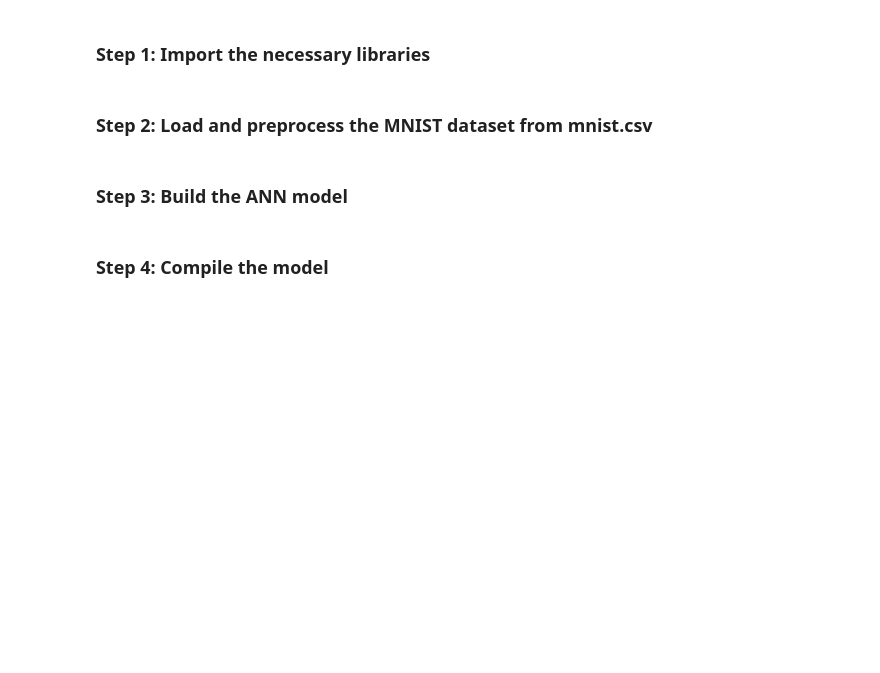
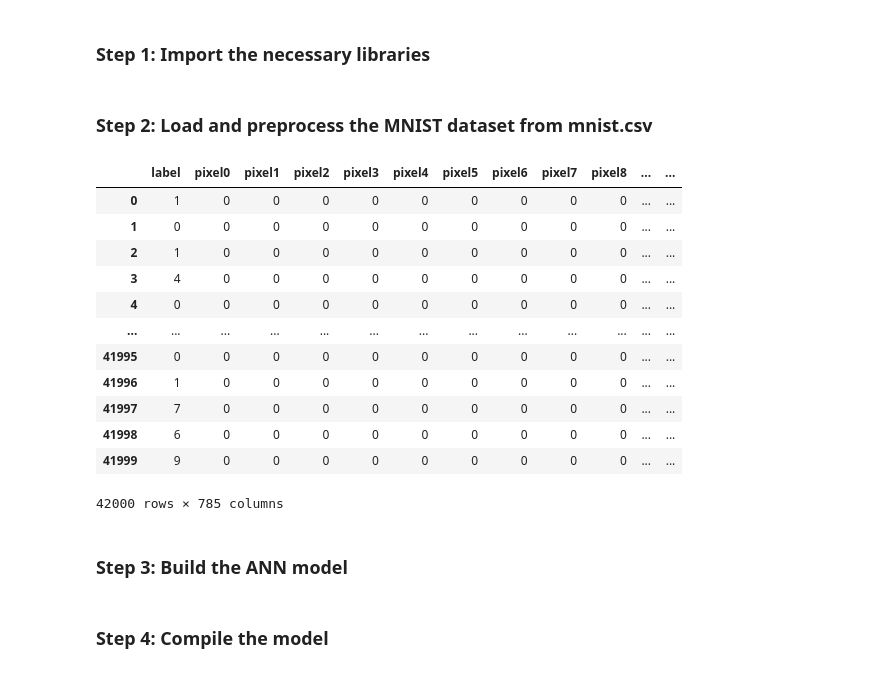
Before and after one commit to koratjay2022/bia_dl, a Jupyter notebook: ANN_AND_CNN/ANN/ANN-MNIST-Dataset.ipynb, the cells around one changed output. Saved outputs shown, nothing was run; the diff lists cells and outputs as text; code cells hidden in the pictures; blank space fills up the shorter version.

```diff
--- a/ANN_AND_CNN/ANN/ANN-MNIST-Dataset.ipynb
+++ b/ANN_AND_CNN/ANN/ANN-MNIST-Dataset.ipynb
@@ -13,7 +13,23 @@ import matplotlib.pyplot as plt
 # %% [markdown]
 ### Step 2: Load and preprocess the MNIST dataset from mnist.csv
 # %%
-mnist_df = pd.read_csv('mnist.csv')
+mnist_df = pd.read_csv(r'D:\Project\Python\Class\bia_dl\ANN_AND_CNN\ANN\mnist.csv')
+# %%
+mnist_df
+# %% [output]
+|  | label | pixel0 | pixel1 | pixel2 | pixel3 | pixel4 | pixel5 | pixel6 | pixel7 | pixel8 | ... | ... |
+| 0 | 1 | 0 | 0 | 0 | 0 | 0 | 0 | 0 | 0 | 0 | ... | ... |
+| 1 | 0 | 0 | 0 | 0 | 0 | 0 | 0 | 0 | 0 | 0 | ... | ... |
+| 2 | 1 | 0 | 0 | 0 | 0 | 0 | 0 | 0 | 0 | 0 | ... | ... |
+| 3 | 4 | 0 | 0 | 0 | 0 | 0 | 0 | 0 | 0 | 0 | ... | ... |
+| 4 | 0 | 0 | 0 | 0 | 0 | 0 | 0 | 0 | 0 | 0 | ... | ... |
+| ... | ... | ... | ... | ... | ... | ... | ... | ... | ... | ... | ... | ... |
+| 41995 | 0 | 0 | 0 | 0 | 0 | 0 | 0 | 0 | 0 | 0 | ... | ... |
+| 41996 | 1 | 0 | 0 | 0 | 0 | 0 | 0 | 0 | 0 | 0 | ... | ... |
+| 41997 | 7 | 0 | 0 | 0 | 0 | 0 | 0 | 0 | 0 | 0 | ... | ... |
+| 41998 | 6 | 0 | 0 | 0 | 0 | 0 | 0 | 0 | 0 | 0 | ... | ... |
+| 41999 | 9 | 0 | 0 | 0 | 0 | 0 | 0 | 0 | 0 | 0 | ... | ... |
+42000 rows × 785 columns
 # %%
 # Split the dataset into features (pixels) and labels (target)
 
```
Also changed, not shown: parts of 6 cells of this notebook.
